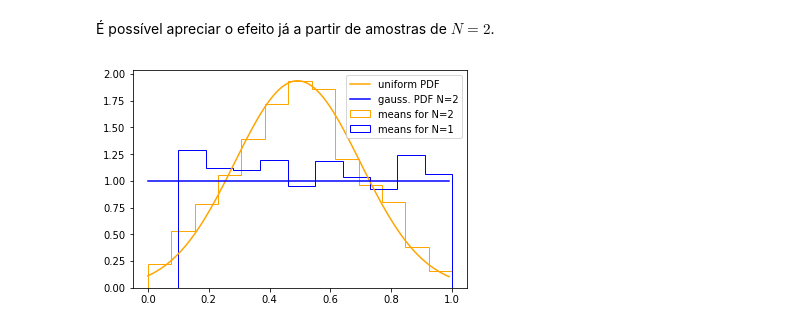
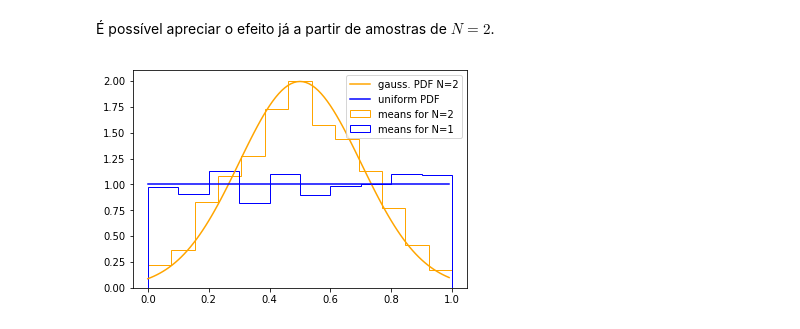
Before and after one commit to clemencia/ML4PPGF_UERJ, a Jupyter notebook: Demostracao_CentralLimit.ipynb, the cells around one changed output. Drawn from its saved outputs; the diff is of its cells as text; code cells hidden in the pictures.

```diff
--- a/Demostracao_CentralLimit.ipynb
+++ b/Demostracao_CentralLimit.ipynb
@@ -101,14 +101,14 @@ plt.show()
 # %%
 x_all = np.arange(0,1,0.01)
 
 y_all = np.full(100,1)
-y_all10 = norm.pdf(x_all,0.492,0.206)
-plt.plot(x_all,y_all10,label="uniform PDF ",color="orange")
-plt.plot(x_all,y_all,label="gauss. PDF N=2",color="blue")
+y_all10 = norm.pdf(x_all,0.5,0.2)
+plt.plot(x_all,y_all10,label="gauss. PDF N=2",color="orange")
+plt.plot(x_all,y_all,label="uniform PDF",color="blue")
 
 plt.hist(means[2],13, range=(0.,1),label="means for N=2",color="orange",density=True,histtype="step")
-plt.hist(means[1],10, range=(0.1,1),label="means for N=1",color="blue",density=True,histtype="step")
+plt.hist(means[1],10, range=(0.,1),label="means for N=1",color="blue",density=True,histtype="step")
 plt.legend(loc="upper right")
 plt.show()
 # %% [output]
-[figure, old version]
+[figure, new version]
```
Also changed, not shown: parts of 3 cells of this notebook.
